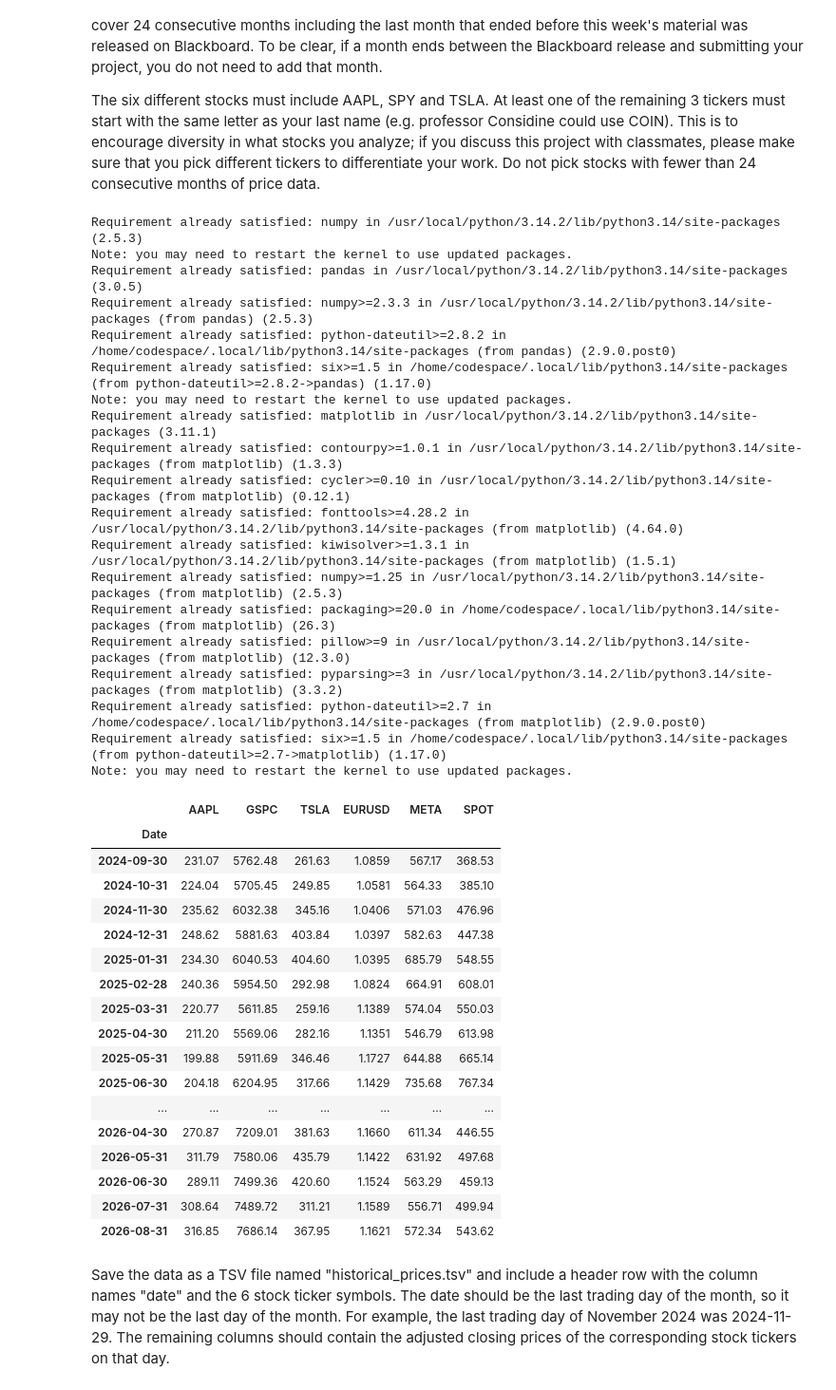
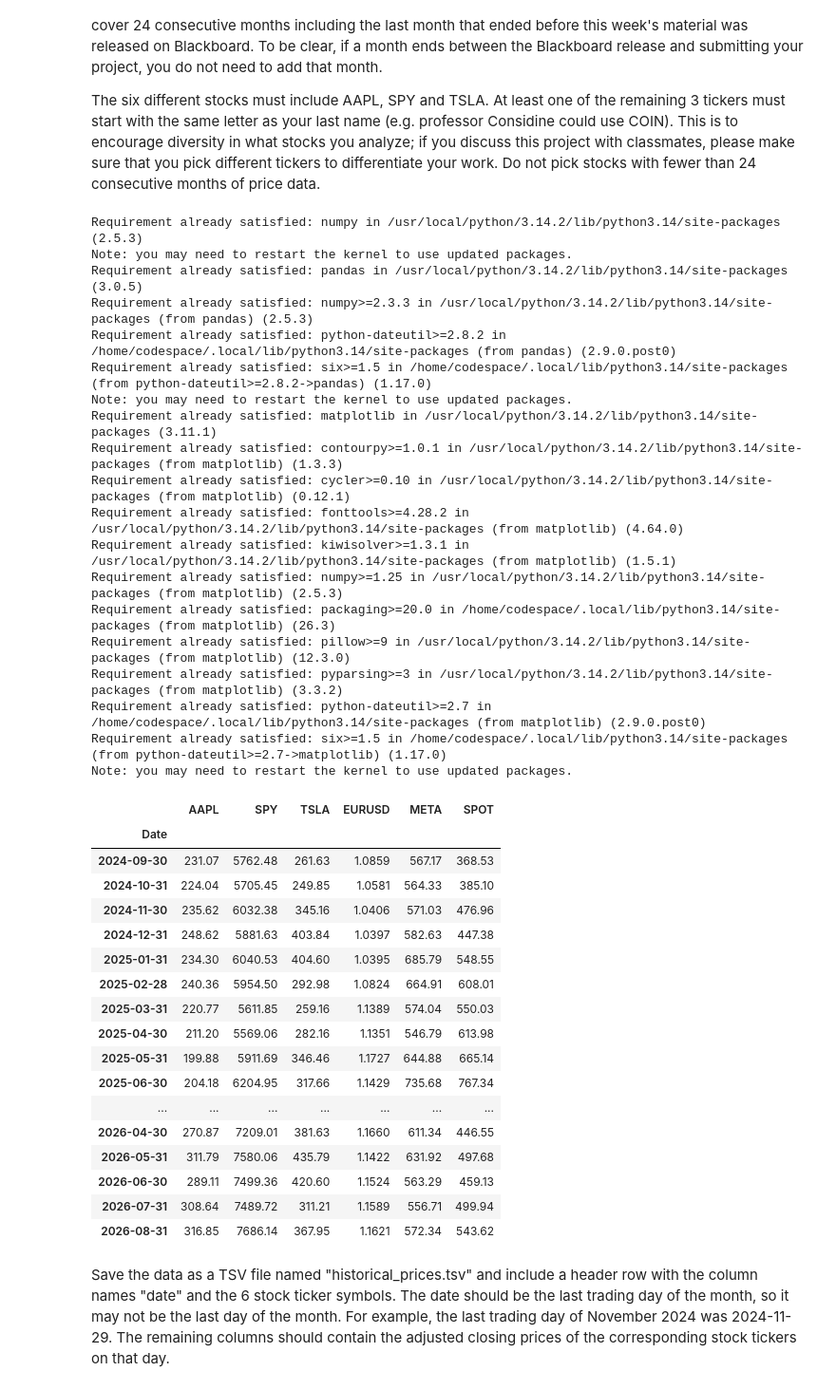
Before and after one commit to veniola/dx704-project-01, a Jupyter notebook: project.ipynb, the cells around one changed output. Shown at 95% size. Drawn from its saved outputs; the diff is of its cells as text; code cells hidden in the pictures.

```diff
--- a/project.ipynb
+++ b/project.ipynb
@@ -55,7 +55,7 @@ aapl_prices = [
     231.07, 224.04, 235.62, 248.62, 234.30, 240.36, 220.77, 211.20, 199.88, 204.18, 206.57, 231.29, 253.69, 269.37, 278.09, 271.12, 258.78, 263.71, 253.34, 270.87, 311.79, 289.11, 308.64, 316.85
 ]
 
-gspc_prices = [
+spy_prices = [
     5762.48, 5705.45, 6032.38, 5881.63, 6040.53, 5954.50, 5611.85, 5569.06, 5911.69, 6204.95, 6339.39, 6460.26, 6688.46, 6840.20, 6849.09, 6845.50, 6939.03, 6878.88, 6528.52, 7209.01, 7580.06, 7499.36, 7489.72, 7686.14
 ]
 
@@ -79,36 +79,36 @@ spot_prices = [
 historical_prices = pd.DataFrame({
     "Date": pd.date_range(start="2024-09-01", end="2026-09-01", freq="ME", inclusive="both"),
     "AAPL": aapl_prices,
-    "GSPC": gspc_prices,
+    "SPY": spy_prices,
     "TSLA": tsla_prices,
     "EURUSD": eurusd_prices,
     "META": meta_prices,
     "SPOT": spot_prices
 })
 
 historical_prices.set_index("Date", inplace=True)
 historical_prices
 # %% [output]
 Requirement already satisfied: numpy in /usr/local/python/3.14.2/lib/python3.14/site-packages (2.5.3)
 Note: you may need to restart the kernel to use updated packages.
 Requirement already satisfied: pandas in /usr/local/python/3.14.2/lib/python3.14/site-packages (3.0.5)
 Requirement already satisfied: numpy>=2.3.3 in /usr/local/python/3.14.2/lib/python3.14/site-packages (from pandas) (2.5.3)
 Requirement already satisfied: python-dateutil>=2.8.2 in /home/codespace/.local/lib/python3.14/site-packages (from pandas) (2.9.0.post0)
 Requirement already satisfied: six>=1.5 in /home/codespace/.local/lib/python3.14/site-packages (from python-dateutil>=2.8.2->pandas) (1.17.0)
 Note: you may need to restart the kernel to use updated packages.
 Requirement already satisfied: matplotlib in /usr/local/python/3.14.2/lib/python3.14/site-packages (3.11.1)
 Requirement already satisfied: contourpy>=1.0.1 in /usr/local/python/3.14.2/lib/python3.14/site-packages (from matplotlib) (1.3.3)
 Requirement already satisfied: cycler>=0.10 in /usr/local/python/3.14.2/lib/python3.14/site-packages (from matplotlib) (0.12.1)
 Requirement already satisfied: fonttools>=4.28.2 in /usr/local/python/3.14.2/lib/python3.14/site-packages (from matplotlib) (4.64.0)
 Requirement already satisfied: kiwisolver>=1.3.1 in /usr/local/python/3.14.2/lib/python3.14/site-packages (from matplotlib) (1.5.1)
 Requirement already satisfied: numpy>=1.25 in /usr/local/python/3.14.2/lib/python3.14/site-packages (from matplotlib) (2.5.3)
 Requirement already satisfied: packaging>=20.0 in /home/codespace/.local/lib/python3.14/site-packages (from matplotlib) (26.3)
 Requirement already satisfied: pillow>=9 in /usr/local/python/3.14.2/lib/python3.14/site-packages (from matplotlib) (12.3.0)
 Requirement already satisfied: pyparsing>=3 in /usr/local/python/3.14.2/lib/python3.14/site-packages (from matplotlib) (3.3.2)
 Requirement already satisfied: python-dateutil>=2.7 in /home/codespace/.local/lib/python3.14/site-packages (from matplotlib) (2.9.0.post0)
 Requirement already satisfied: six>=1.5 in /home/codespace/.local/lib/python3.14/site-packages (from python-dateutil>=2.7->matplotlib) (1.17.0)
 Note: you may need to restart the kernel to use updated packages.
-|  | AAPL | GSPC | TSLA | EURUSD | META | SPOT |
+|  | AAPL | SPY | TSLA | EURUSD | META | SPOT |
 | Date |  |  |  |  |  |  |
 | 2024-09-30 | 231.07 | 5762.48 | 261.63 | 1.0859 | 567.17 | 368.53 |
 | 2024-10-31 | 224.04 | 5705.45 | 249.85 | 1.0581 | 564.33 | 385.10 |
```
Also changed, not shown: parts of 6 cells of this notebook, 6 other files.
